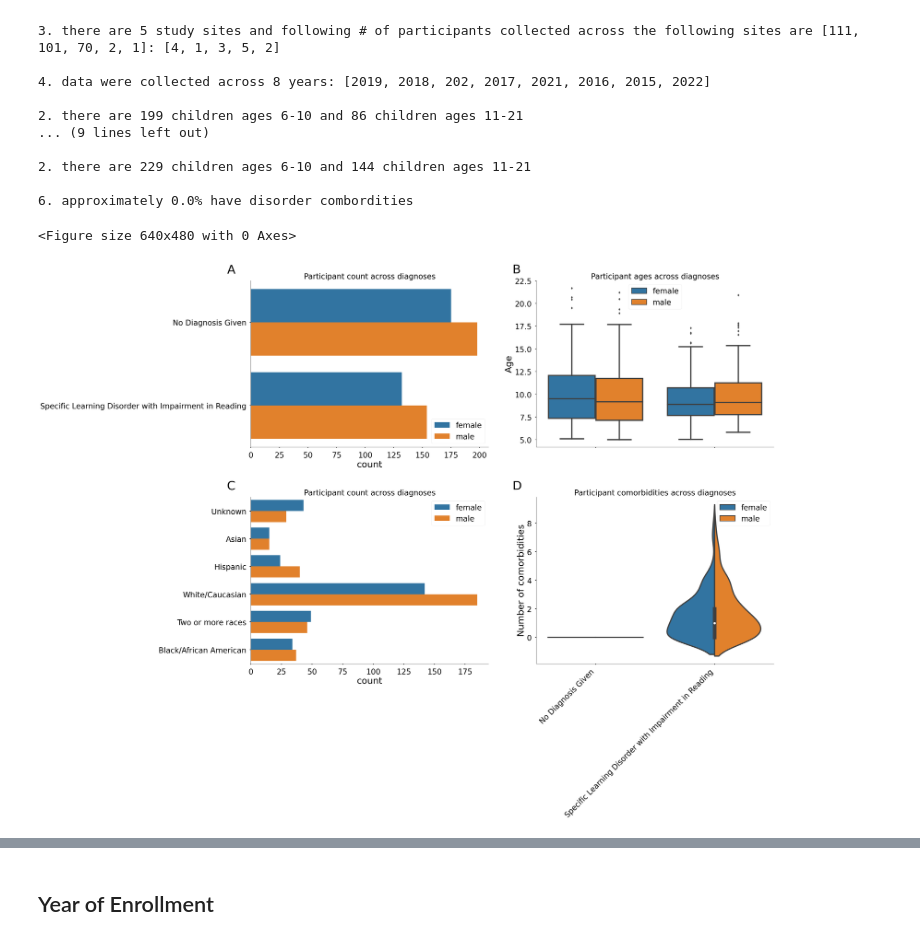
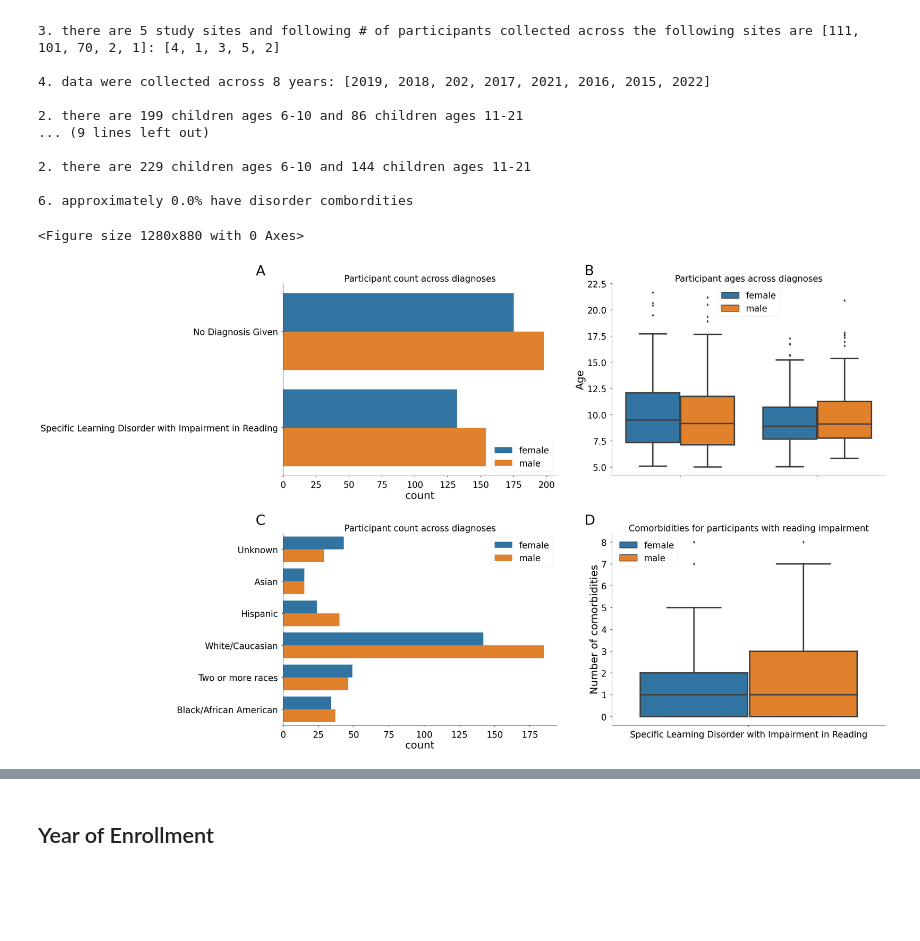
Before and after one commit to burdinskid13/healthy_brain_network, a Jupyter notebook: notebooks/figures-Reading_Impairment.ipynb, the cells around one changed output, grey strips where cells are left out. Drawn from its saved outputs; the diff is of its cells as text; code cells hidden in the pictures; blank space fills up the shorter version.

```diff
--- a/notebooks/figures-Reading_Impairment.ipynb
+++ b/notebooks/figures-Reading_Impairment.ipynb
@@ -135,10 +208,17 @@ def filter_data(
 ### SET DATA DIRECTORY ###
 fdir = '/Users/maedbhking/Documents/hbn_data' # where data are saved
 
+### Set Variables ###
+diagnosis_name = 'Specific Learning Disorder with Impairment in Reading'
+no_diagnosis_name = 'No Diagnosis Given'
+
 ### load data ###
-df_data_all, df_diagnosis = load_data(fdir=fdir,
-                                    assessments=['Parent', 'Child', 'Teacher'],
-                                    data_type='preprocessed')
+df_data_all = load_data(fdir,
+                        assessments=['Parent', 'Child', 'Teacher'],
+                        data_type='preprocessed')
+
+### load diagnosis ###
+df_diagnosis = load_diagnosis(fdir)
 
 
 ### filter data ###
@@ -147,16 +227,12 @@ data, cols_to_keep = filter_data(
                     diagnosis=df_diagnosis,
                     remove_demos=True,
                     col_to_filter='Category',
-                    val_to_filter=['Specific Learning Disorder with Impairment in Reading', 'No Diagnosis Given'],
+                    val_to_filter=[diagnosis_name, no_diagnosis_name],
                     drop_identifiers=False
                     )
 
 # remove '_raw' suffix
 data.columns = [col.replace('_raw', '') for col in data.columns]
-
-### Set Variables ###
-diagnosis_name = 'Specific Learning Disorder with Impairment in Reading'
-no_diagnosis_name = 'No Diagnosis Given'
 # %%
 ### summary stats ###
 
@@ -235,35 +311,35 @@ ax = fig.add_subplot(gs[0,1])
 #ax = sns.violinplot(x='Category', y='Age', hue='Sex', split=True, data=data, ax=ax)
 ax = sns.boxplot(x='Category', y='Age', hue='Sex', data=data, ax=ax)
 plt.xticks(rotation=45, ha='right');
 ax.set_xticklabels('')
 ax.set_xlabel('')
 ax.set_title('Participant ages across diagnoses')
 ax.text(x_pos, y_pos, 'B', transform=ax.transAxes, fontsize=labelsize, verticalalignment='top')
 ax.legend_.set_title(None)
 
 ax = fig.add_subplot(gs[1,0])
 tmp = data[data['Race'].isin(['Unknown', 'Hispanic', 'Two or more races', 'Asian',
        'Black/African American', 'White/Caucasian'])]
 ax = sns.countplot(data=tmp, y='Race', hue='Sex', ax=ax)
 ax.set_ylabel('')
 ax.set_title('Participant count across diagnoses')
 ax.text(x_pos, y_pos, 'C', transform=ax.transAxes, fontsize=labelsize, verticalalignment='top')
 ax.legend_.set_title(None)
 
 
 ax = fig.add_subplot(gs[1,1])
-ax = sns.violinplot(x='Category', y='comorbidities', hue='Sex', split=True, data=data, ax=ax)
-plt.xticks(rotation=45, ha='right');
+tmp = data[data['Category']==diagnosis_name]
+ax = sns.boxplot(x='Category', y='comorbidities', hue='Sex', data=tmp, ax=ax)
 ax.set_ylabel('Number of comorbidities')
 ax.set_xlabel('')
-ax.set_title('Participant comorbidities across diagnoses')
+ax.set_title('Comorbidities for participants with reading impairment')
 ax.text(x_pos, y_pos, 'D', transform=ax.transAxes, fontsize=labelsize, verticalalignment='top')
 ax.legend_.set_title(None)
 
 plt.subplots_adjust(left=0.125, bottom=0.001, right=2.0, top=2.0, wspace=.2, hspace=.3)
 
 #save_path = os.path.join(dirs.figure, f'fig1.svg')
 #plt.savefig(save_path, bbox_inches="tight", dpi=300)
 # %% [output]
-<Figure size 640x480 with 0 Axes>
+<Figure size 1280x880 with 0 Axes>
-[figure, old version]
+[figure, new version]
```
Also changed, not shown: parts of 14 cells of this notebook, 1 other file.
